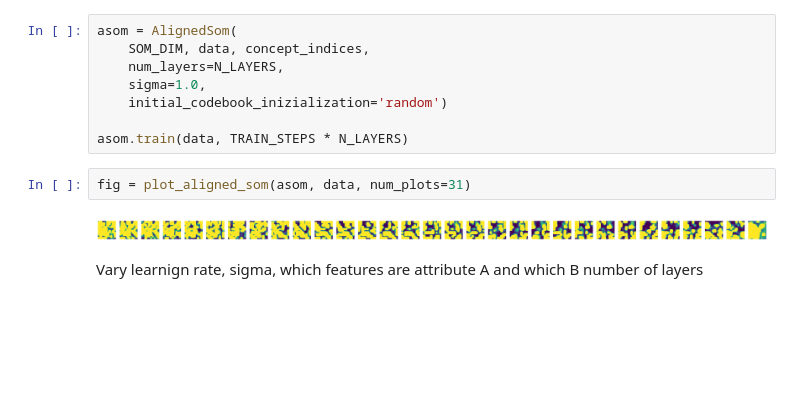
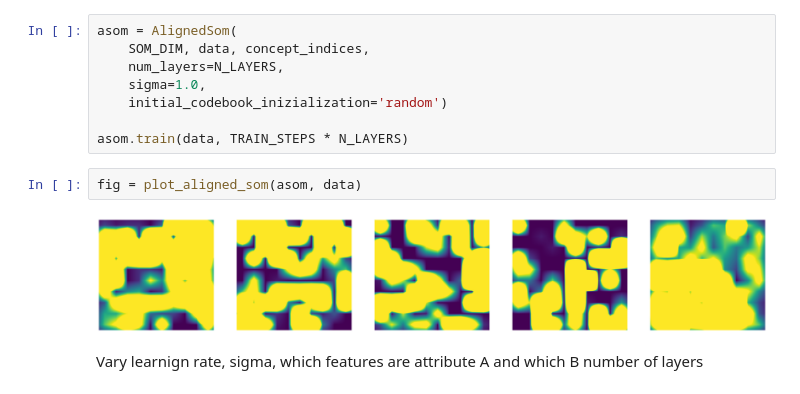
Before and after one commit to Znerual/AlignedSOM, a Jupyter notebook: notebooks/AlignedSOM_chainlink.ipynb, the cells around one changed output. Cells and saved outputs as stored; diff of their text form; blank space fills up the shorter version.

Commit message:
chainlink with bigger plots

```diff
--- a/notebooks/AlignedSOM_chainlink.ipynb
+++ b/notebooks/AlignedSOM_chainlink.ipynb
@@ -406,8 +410,8 @@ asom = AlignedSom(
 
 asom.train(data, TRAIN_STEPS * N_LAYERS)
 # %%
-fig = plot_aligned_som(asom, data, num_plots=31)
+fig = plot_aligned_som(asom, data)
 # %% [output]
-[figure, old version]
+[figure, new version]
 # %% [markdown]
 Vary learnign rate, sigma, which features are attribute A and which B number of layers
```
Also changed, not shown: parts of 1 cell of this notebook.
